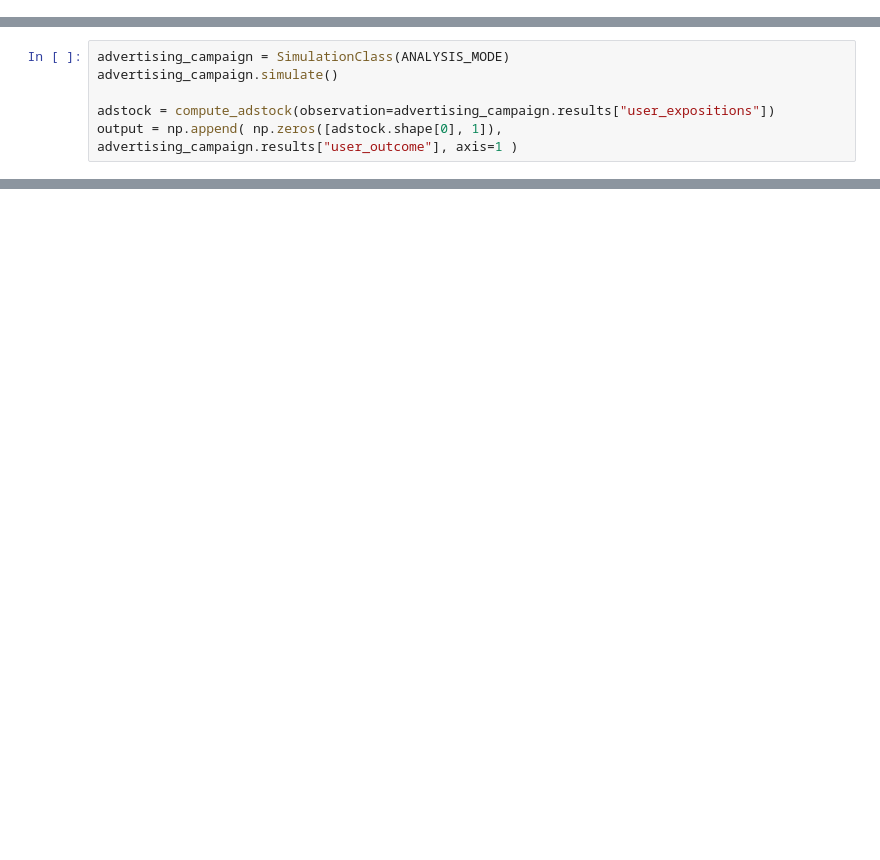
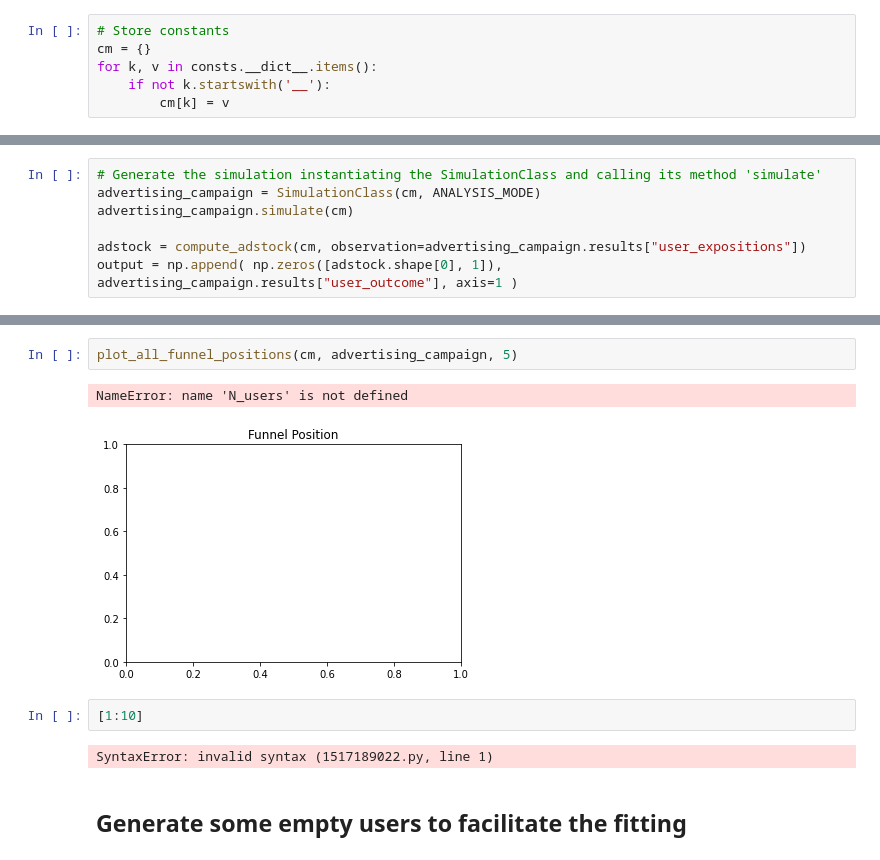
Before and after one commit to thom097/AttributionSingleUser, a Jupyter notebook: notebooks/main_notebook_version.ipynb, the cells around one changed output, grey strips where cells are left out. Cells and saved outputs as stored; diff of their text form; blank space fills up the shorter version.

```diff
--- a/notebooks/main_notebook_version.ipynb
+++ b/notebooks/main_notebook_version.ipynb
@@ -15,0 +24,6 @@ from src.hmm_package.generate_hmm import *
+# %%
+# Store constants
+cm = {}
+for k, v in consts.__dict__.items():
+    if not k.startswith('__'):
+        cm[k] = v
@@ -16,6 +32,7 @@ from src.hmm_package.generate_hmm import *
 # %%
-advertising_campaign = SimulationClass(ANALYSIS_MODE)
-advertising_campaign.simulate()
+# Generate the simulation instantiating the SimulationClass and calling its method 'simulate'
+advertising_campaign = SimulationClass(cm, ANALYSIS_MODE)
+advertising_campaign.simulate(cm)
 
-adstock = compute_adstock(observation=advertising_campaign.results["user_expositions"])
+adstock = compute_adstock(cm, observation=advertising_campaign.results["user_expositions"])
 output = np.append( np.zeros([adstock.shape[0], 1]), advertising_campaign.results["user_outcome"], axis=1 )
@@ -29,0 +59,11 @@ output_with_empty = np.append(output, np.zeros([empty_users, adstock.shape[2]]),
+# %%
+plot_all_funnel_positions(cm, advertising_campaign, 5)
+# %% [output]
+NameError: name 'N_users' is not defined
+[figure, added]
+# %%
+[1:10]
+# %% [output]
+SyntaxError: invalid syntax (1517189022.py, line 1)
+# %% [markdown]
+## Generate some empty users to facilitate the fitting
```
Also changed, not shown: parts of 26 cells of this notebook, 8 other files.
